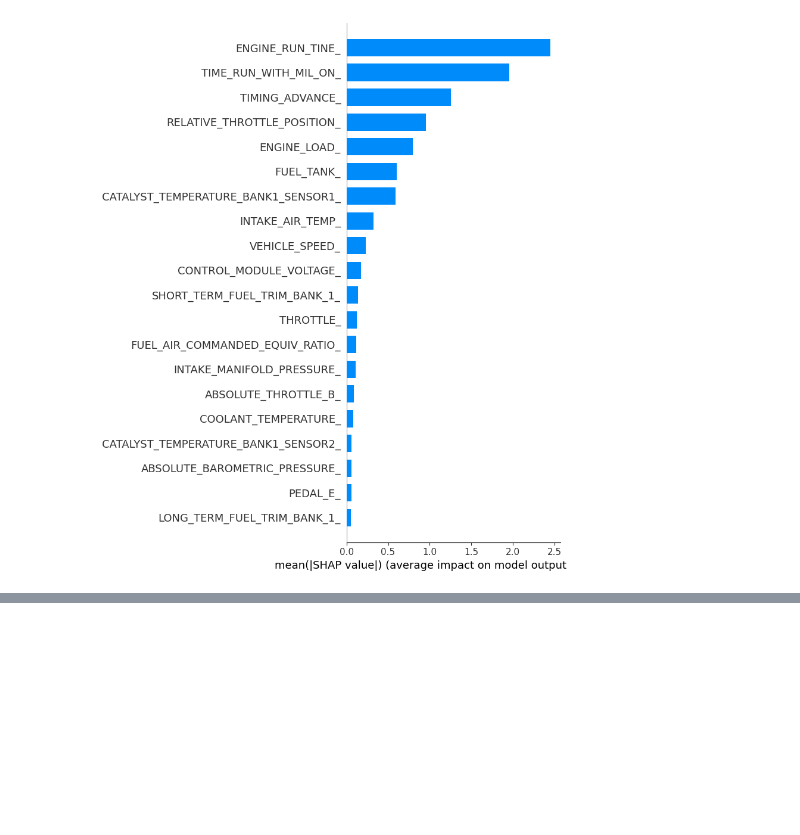
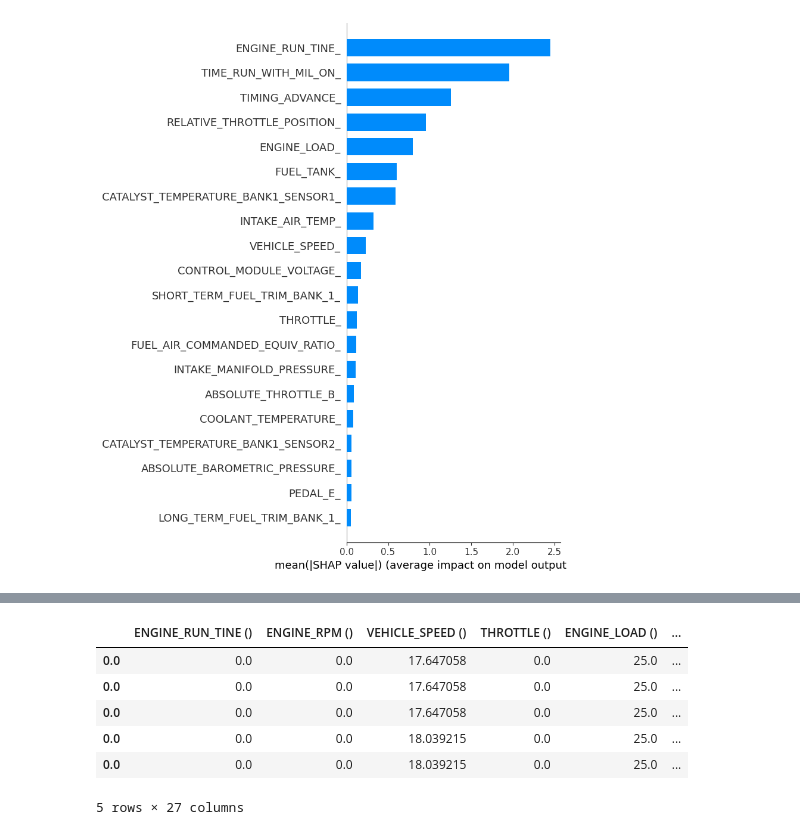
Before and after one commit to Mulingedzi/OBD-II-DATASET-TRAINING, a Jupyter notebook: Training_OBDII.ipynb, the cells around one changed output, grey strips where cells are left out. Drawn from its saved outputs; the diff is of its cells as text; code cells hidden in the pictures; blank space fills up the shorter version.

```diff
--- a/Training_OBDII.ipynb
+++ b/Training_OBDII.ipynb
@@ -260,3 +259,13 @@ Accuracy=0.8508, Precision=0.9619, Recall=0.7463, F1=0.8405, ROC-AUC=0.9547, PR-
 
 Isolation Forest:
 Anomalies detected: 39, Threshold: 0.0157
+# %%
+df.head(5)
+# %% [output]
+|  | ENGINE_RUN_TINE () | ENGINE_RPM () | VEHICLE_SPEED () | THROTTLE () | ENGINE_LOAD () | ... |
+| 0.0 | 0.0 | 0.0 | 17.647058 | 0.0 | 25.0 | ... |
+| 0.0 | 0.0 | 0.0 | 17.647058 | 0.0 | 25.0 | ... |
+| 0.0 | 0.0 | 0.0 | 17.647058 | 0.0 | 25.0 | ... |
+| 0.0 | 0.0 | 0.0 | 18.039215 | 0.0 | 25.0 | ... |
+| 0.0 | 0.0 | 0.0 | 18.039215 | 0.0 | 25.0 | ... |
+5 rows × 27 columns
```
Also changed, not shown: parts of 4 cells of this notebook.
